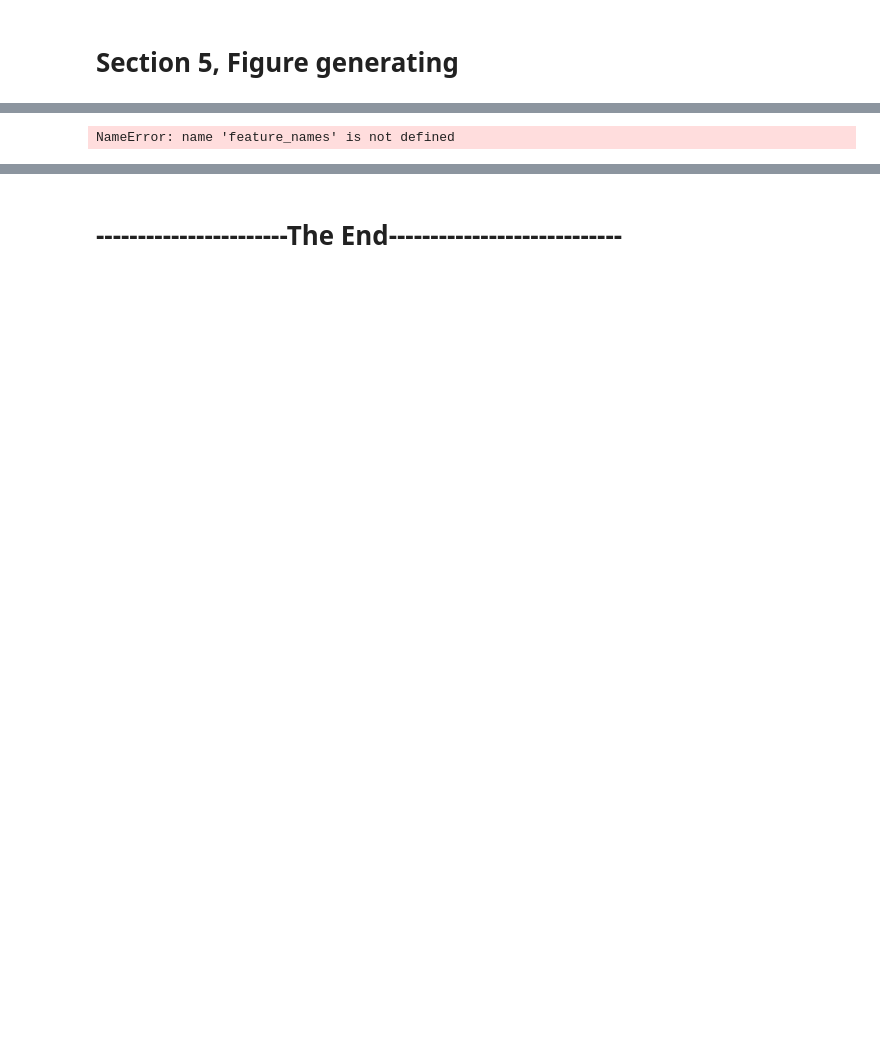
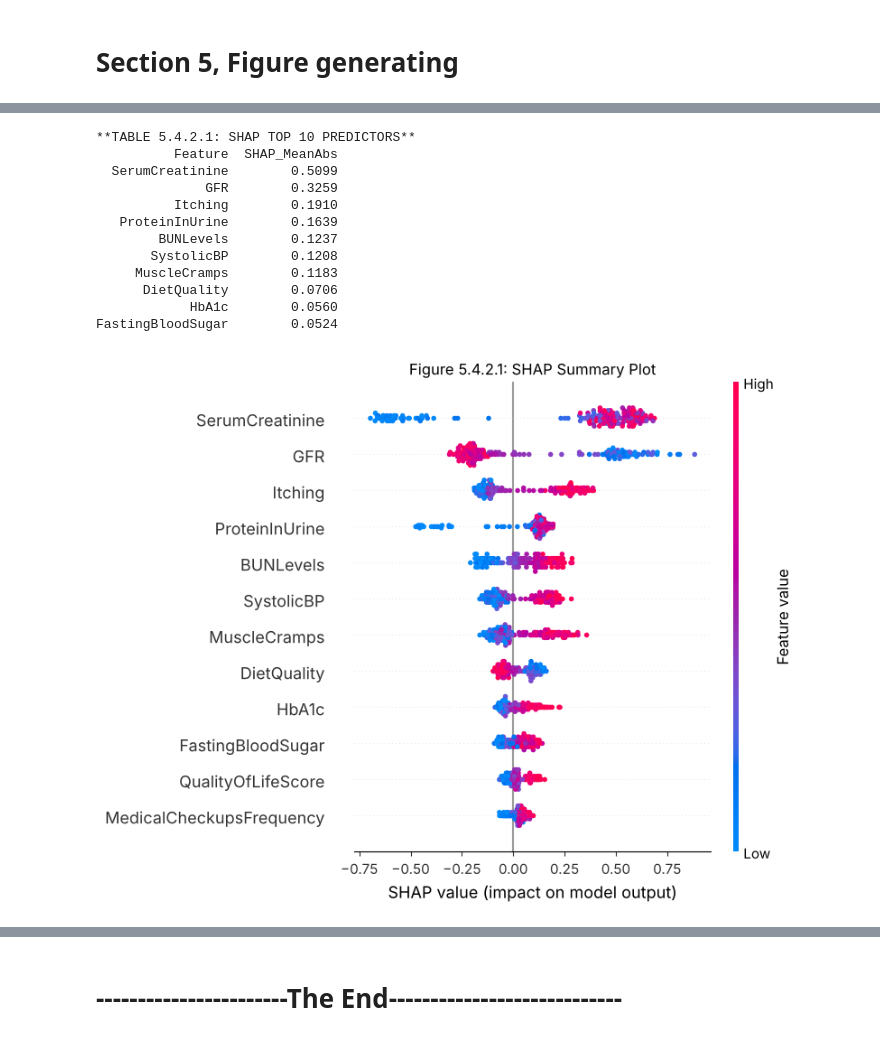
Before and after one commit to adnanshad35/ckd-catboost-screening, a Jupyter notebook: ckd_catboost_screening.ipynb, the cells around one changed output, grey strips where cells are left out. Drawn from its saved outputs; the diff is of its cells as text; code cells hidden in the pictures; blank space fills up the shorter version.

```diff
--- a/ckd_catboost_screening.ipynb
+++ b/ckd_catboost_screening.ipynb
@@ -627,21 +646,51 @@ SerumCreatinine        17.21
 # %%
 # SHAP FEATURE IMPORTANCE TABLE (5.4.2.1)
+import shap
+import pandas as pd
+import numpy as np
+import matplotlib.pyplot as plt
+
+# Feature names must follow the column order of X_test, because shap_values
+# columns are in that order. (An earlier version took names from the
+# importance-sorted list, which mislabeled the SHAP table.)
+feature_names = list(X_test.columns)
+
+# Calculate SHAP values using your trained catboost_eng model
+explainer = shap.TreeExplainer(catboost_eng)
+shap_values = explainer.shap_values(X_test)  # X_test from your Pool
+
+# Handle binary classification output
+if isinstance(shap_values, list):
+    shap_values = shap_values[1]  # Positive class (CKD)
+
 shap_importance = pd.DataFrame({
     'Feature': feature_names,
     'SHAP_MeanAbs': np.abs(shap_values).mean(0)
 }).sort_values('SHAP_MeanAbs', ascending=False)
 
 top10_shap = shap_importance.head(10)
 
 print("\n**TABLE 5.4.2.1: SHAP TOP 10 PREDICTORS**")
 print(top10_shap.round(4).to_string(index=False))
 
 # FIGURE 5.4.2.1: SHAP SUMMARY
 plt.figure(figsize=(10, 8))
-shap.summary_plot(shap_values, X_test_df, max_display=12, show=False)
+shap.summary_plot(shap_values, X_test, max_display=12, show=False)  # Use X_test
 plt.title('Figure 5.4.2.1: SHAP Summary Plot')
 plt.tight_layout()
 plt.savefig('figure_5.4.2.1_shap.png', dpi=300, bbox_inches='tight')
 plt.show()
 # %% [output]
-NameError: name 'feature_names' is not defined
+**TABLE 5.4.2.1: SHAP TOP 10 PREDICTORS**
+          Feature  SHAP_MeanAbs
+  SerumCreatinine        0.5099
+              GFR        0.3259
+          Itching        0.1910
+   ProteinInUrine        0.1639
+        BUNLevels        0.1237
+       SystolicBP        0.1208
+     MuscleCramps        0.1183
+      DietQuality        0.0706
+            HbA1c        0.0560
+FastingBloodSugar        0.0524
+[figure, added]
```
Also changed, not shown: parts of 10 cells of this notebook, 3 other files.
